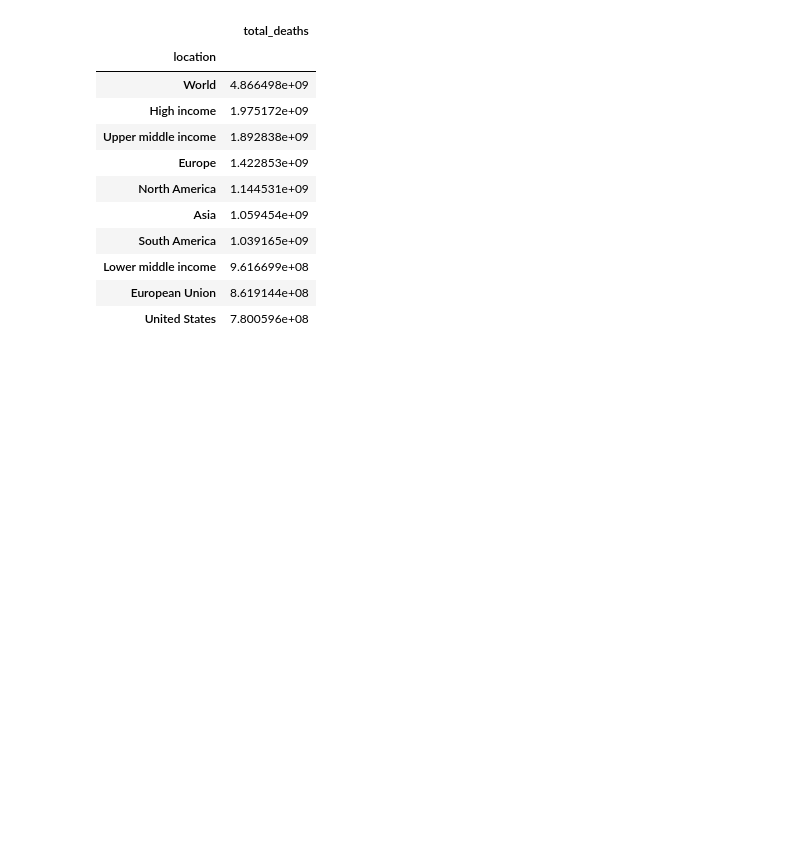
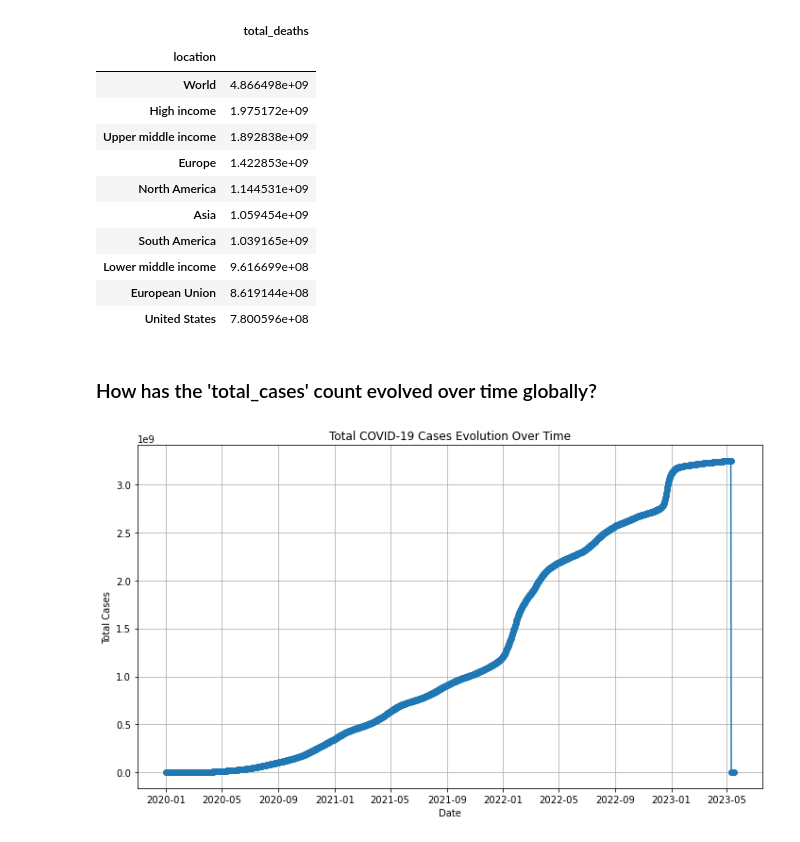
Before and after one commit to QiCai1995/COVID-19-Impact, a Jupyter notebook: Practice.ipynb, the cells around one changed output. Saved outputs shown, nothing was run; the diff lists cells and outputs as text; code cells hidden in the pictures; blank space fills up the shorter version.

```diff
--- a/Practice.ipynb
+++ b/Practice.ipynb
@@ -179,3 +179,27 @@ df.groupby('location').agg({'total_deaths': 'sum'}).sort_values(by='total_deaths
 | Lower middle income | 9.616699e+08 |
 | European Union | 8.619144e+08 |
 | United States | 7.800596e+08 |
+# %% [markdown]
+### How has the 'total_cases' count evolved over time globally?
+# %%
+# Convert the 'date' column to datetime
+df['date'] = pd.to_datetime(df['date'])
+
+# Group data by 'date' and calculate the sum of 'total_cases'
+total_cases_by_date = df.groupby('date')['total_cases'].sum()
+
+# Create the plot
+plt.figure(figsize=(10, 6))  # Adjust figure size if needed
+plt.plot(total_cases_by_date.index, total_cases_by_date.values, marker='o')
+
+# Customize the plot
+plt.title('Total COVID-19 Cases Evolution Over Time')
+plt.xlabel('Date')
+plt.ylabel('Total Cases')
+plt.grid(True)
+
+# Show the plot
+plt.tight_layout()
+plt.show()
+# %% [output]
+[figure, added]
```
